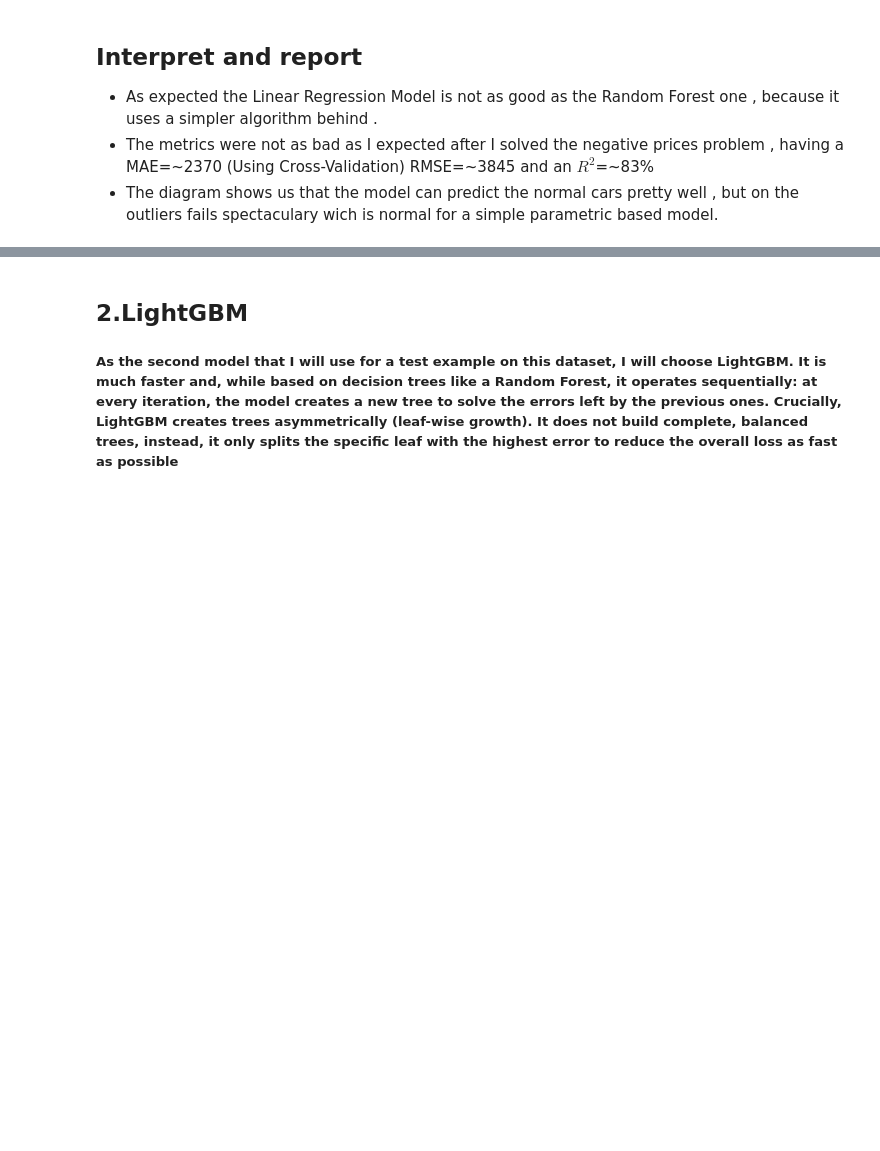
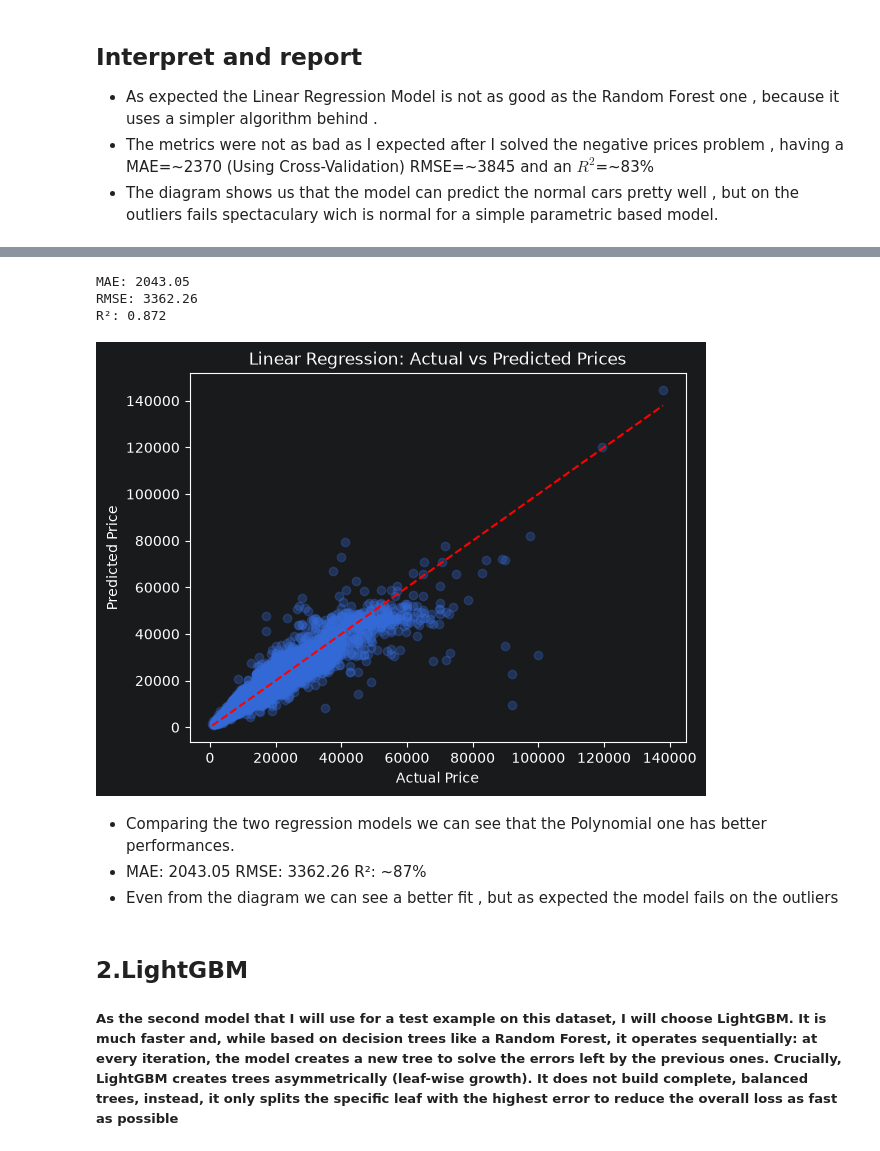
Before and after one commit to kovexison/Practica-AI, a Jupyter notebook: 01-ML-Regression/car_prices_regression.ipynb, the cells around one changed output, grey strips where cells are left out. Saved outputs shown, nothing was run; the diff lists cells and outputs as text; code cells hidden in the pictures; blank space fills up the shorter version.

Commit message:
AI-17: added some new conclusions and some updates on the Ml models

```diff
--- a/01-ML-Regression/car_prices_regression.ipynb
+++ b/01-ML-Regression/car_prices_regression.ipynb
@@ -1018,3 +1022,43 @@ MAE Cross-Validation: 2370.26
+# %%
+y_train_log = np.log(y_train)
+y_test_log = np.log(y_test)
+# %%
+from sklearn.preprocessing import PolynomialFeatures
+
+poly=PolynomialFeatures(degree=2,include_bias=False)
+X_train_poly=poly.fit_transform(X_train_scaled)
+X_test_poly=poly.transform(X_test_scaled)
+# %%
+model=LinearRegression()
+model.fit(X_train_poly, y_train_log)
+# %%
+y_pred_log = model.predict(X_test_poly)
+y_pred_real = np.exp(y_pred_log)
+
+mae = mean_absolute_error(y_test, y_pred_real)
+rmse = np.sqrt(mean_squared_error(y_test, y_pred_real))
+r2 = r2_score(y_test, y_pred_real)
+
+print(f"MAE: {mae:.2f}")
+print(f"RMSE: {rmse:.2f}")
+print(f"R²: {r2:.3f}")
+# %% [output]
+MAE: 2043.05
+RMSE: 3362.26
+R²: 0.872
+# %%
+plt.scatter(y_test, y_pred_real, alpha=0.3)
+plt.xlabel("Actual Price")
+plt.ylabel("Predicted Price")
+plt.title("Linear Regression: Actual vs Predicted Prices")
+plt.plot([y_test.min(), y_test.max()], [y_test.min(), y_test.max()], 'r--')
+plt.show()
+# %% [output]
+[figure, added]
+# %% [markdown]
+- Comparing the two regression models we can see that the Polynomial one has better performances.
+- MAE: 2043.05 RMSE: 3362.26 R²: ~87%
+- Even from the diagram we can see a better fit , but as expected the model fails on the outliers
 # %% [markdown]
 ## 2.LightGBM
 ##### As the second model that I will use for a test example on this dataset, I will choose LightGBM. It is much faster and, while based on decision trees like a Random Forest, it operates sequentially: at every iteration, the model creates a new tree to solve the errors left by the previous ones. Crucially, LightGBM creates trees asymmetrically (leaf-wise growth). It does not build complete, balanced trees, instead, it only splits the specific leaf with the highest error to reduce the overall loss as fast as possible
```
Also changed, not shown: parts of 3 cells of this notebook, 1 other file.
